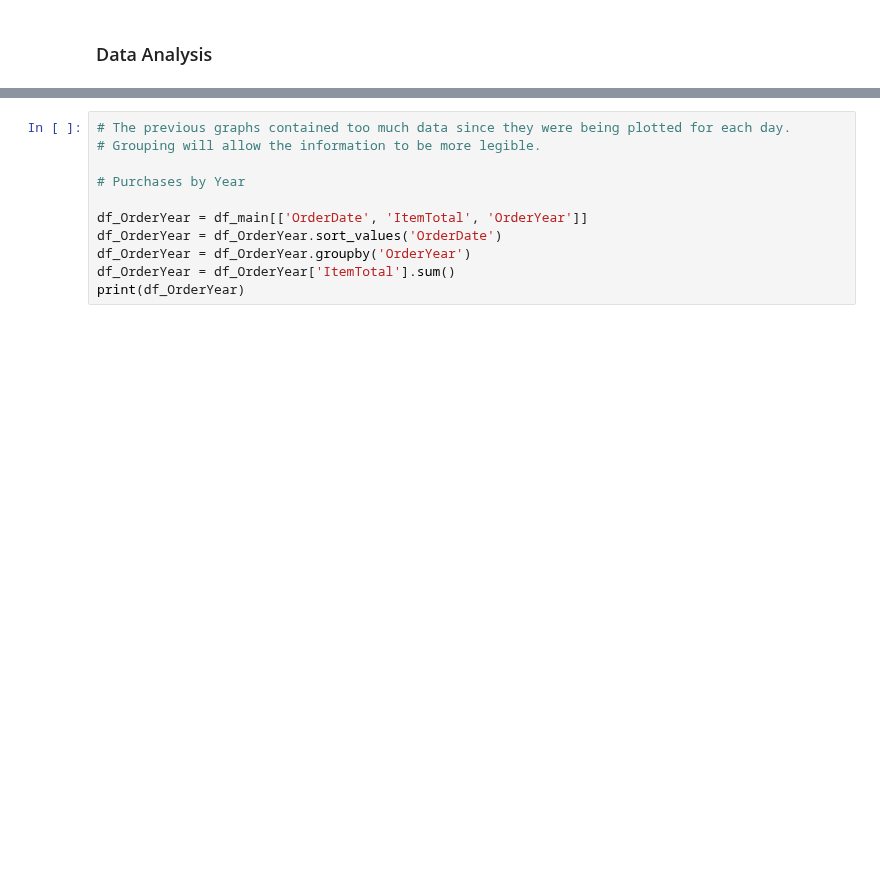
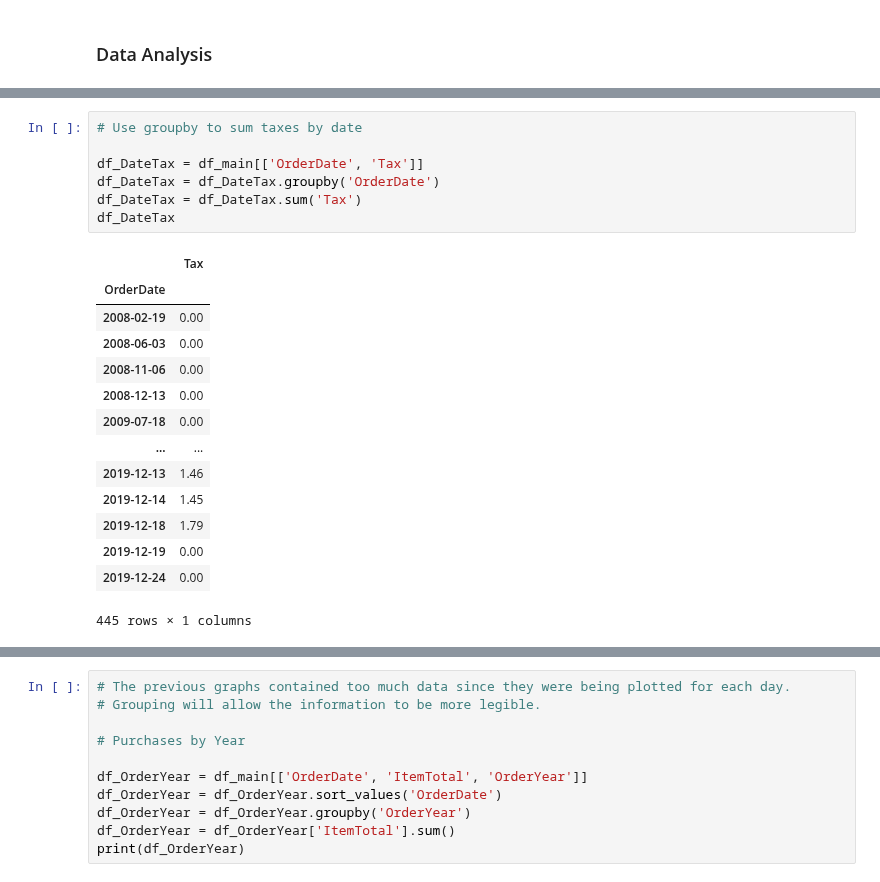
Before and after one commit to AmitSamra/AmazonOrderHistory, a Jupyter notebook: AmazonOrderHistory.ipynb, the cells around one changed output, grey strips where cells are left out. Cells and saved outputs as stored; diff of their text form; blank space fills up the shorter version.

```diff
--- a/AmazonOrderHistory.ipynb
+++ b/AmazonOrderHistory.ipynb
@@ -430,3 +430,25 @@ plt.show()
+# %%
+# Use groupby to sum taxes by date
+
+df_DateTax = df_main[['OrderDate', 'Tax']]
+df_DateTax = df_DateTax.groupby('OrderDate')
+df_DateTax = df_DateTax.sum('Tax')
+df_DateTax
+# %% [output]
+|  | Tax |
+| OrderDate |  |
+| 2008-02-19 | 0.00 |
+| 2008-06-03 | 0.00 |
+| 2008-11-06 | 0.00 |
+| 2008-12-13 | 0.00 |
+| 2009-07-18 | 0.00 |
+| ... | ... |
+| 2019-12-13 | 1.46 |
+| 2019-12-14 | 1.45 |
+| 2019-12-18 | 1.79 |
+| 2019-12-19 | 0.00 |
+| 2019-12-24 | 0.00 |
+445 rows × 1 columns
 # %%
 # Plot OrderDate and ItemTotal and OrderDate and PurchasePricePerUnit
 
```
Also changed, not shown: parts of 3 cells of this notebook.
